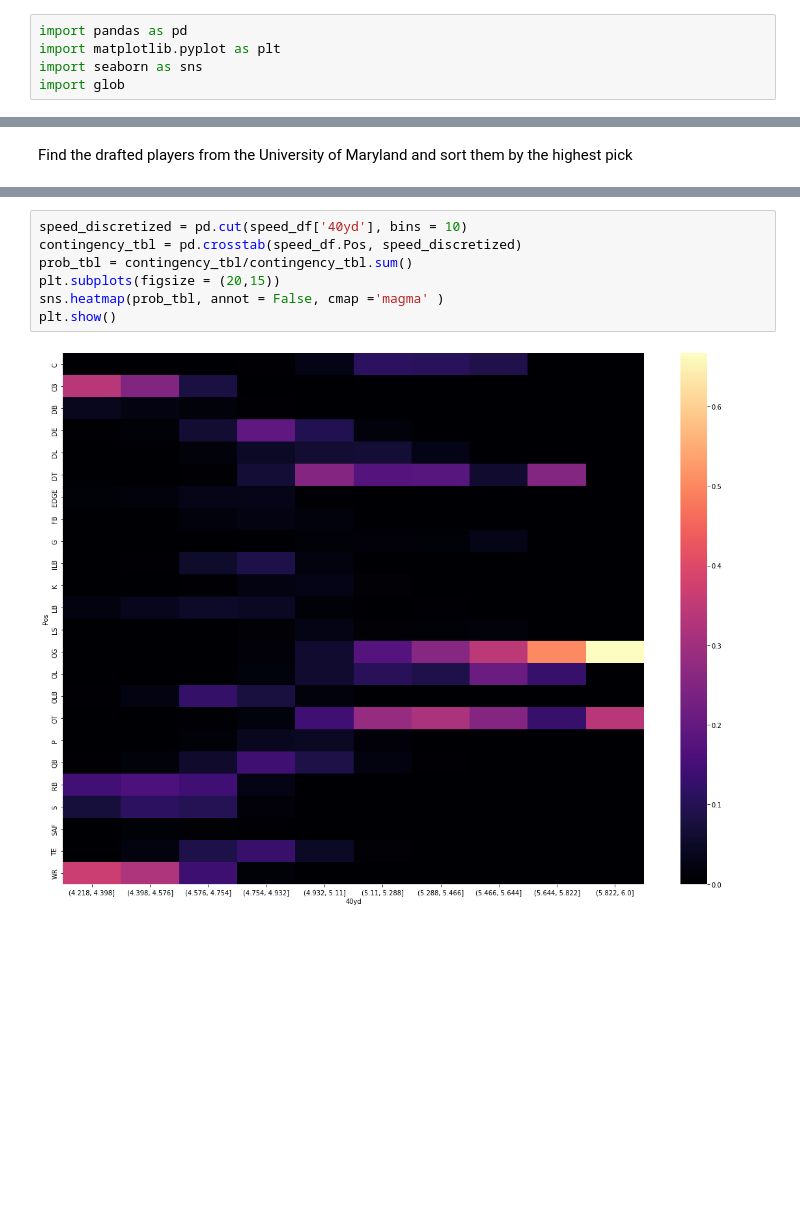
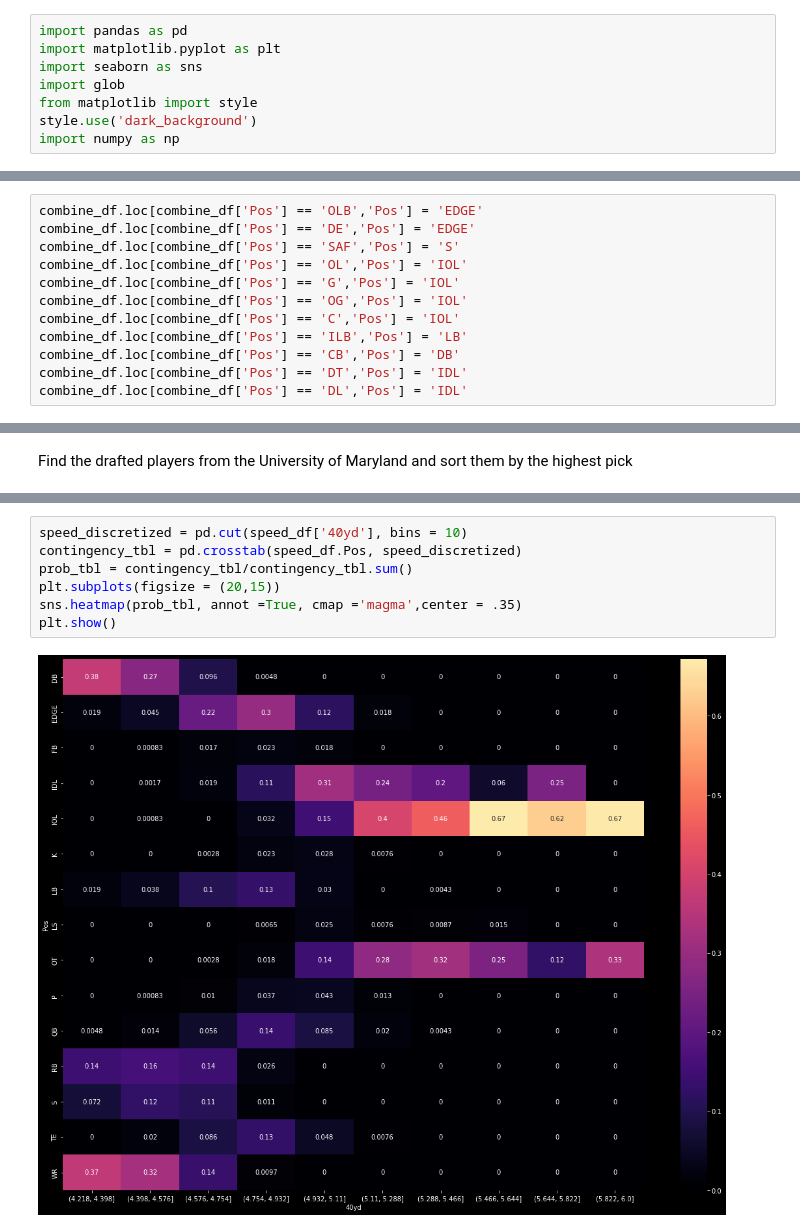
Before and after one commit to Domgraz/NFL_Combine_Draft_EDA, a Jupyter notebook: NFL_Draft.ipynb, the cells around one changed output, grey strips where cells are left out. Cells and saved outputs as stored; diff of their text form; blank space fills up the shorter version.

Commit message:
add heatmap and change position

```diff
--- a/NFL_Draft.ipynb
+++ b/NFL_Draft.ipynb
@@ -23,6 +23,9 @@ import pandas as pd
 import matplotlib.pyplot as plt
 import seaborn as sns
 import glob
+from matplotlib import style
+style.use('dark_background')
+import numpy as np
 # %%
 FileNames = glob.glob('data/Combine_Results_*.csv')
 print(FileNames)
@@ -187,0 +206,12 @@ combine_df.head()
+# %%
+combine_df.loc[combine_df['Pos'] == 'OLB','Pos'] = 'EDGE'
+combine_df.loc[combine_df['Pos'] == 'DE','Pos'] = 'EDGE'
+combine_df.loc[combine_df['Pos'] == 'SAF','Pos'] = 'S'
+combine_df.loc[combine_df['Pos'] == 'OL','Pos'] = 'IOL'
+combine_df.loc[combine_df['Pos'] == 'G','Pos'] = 'IOL'
+combine_df.loc[combine_df['Pos'] == 'OG','Pos'] = 'IOL'
+combine_df.loc[combine_df['Pos'] == 'C','Pos'] = 'IOL'
+combine_df.loc[combine_df['Pos'] == 'ILB','Pos'] = 'LB'
+combine_df.loc[combine_df['Pos'] == 'CB','Pos'] = 'DB'
+combine_df.loc[combine_df['Pos'] == 'DT','Pos'] = 'IDL'
+combine_df.loc[combine_df['Pos'] == 'DL','Pos'] = 'IDL'
@@ -257,9 +310,9 @@ md_df.sort_values('Pick_Num', ascending= True)
 # %%
 speed_discretized = pd.cut(speed_df['40yd'], bins = 10)
 contingency_tbl = pd.crosstab(speed_df.Pos, speed_discretized)
 prob_tbl = contingency_tbl/contingency_tbl.sum()
 plt.subplots(figsize = (20,15))
-sns.heatmap(prob_tbl, annot = False, cmap ='magma' )
+sns.heatmap(prob_tbl, annot =True, cmap ='magma',center = .35)
 plt.show()
 # %% [output]
-[figure, old version]
+[figure, new version]
```
Also changed, not shown: parts of 13 cells of this notebook.
